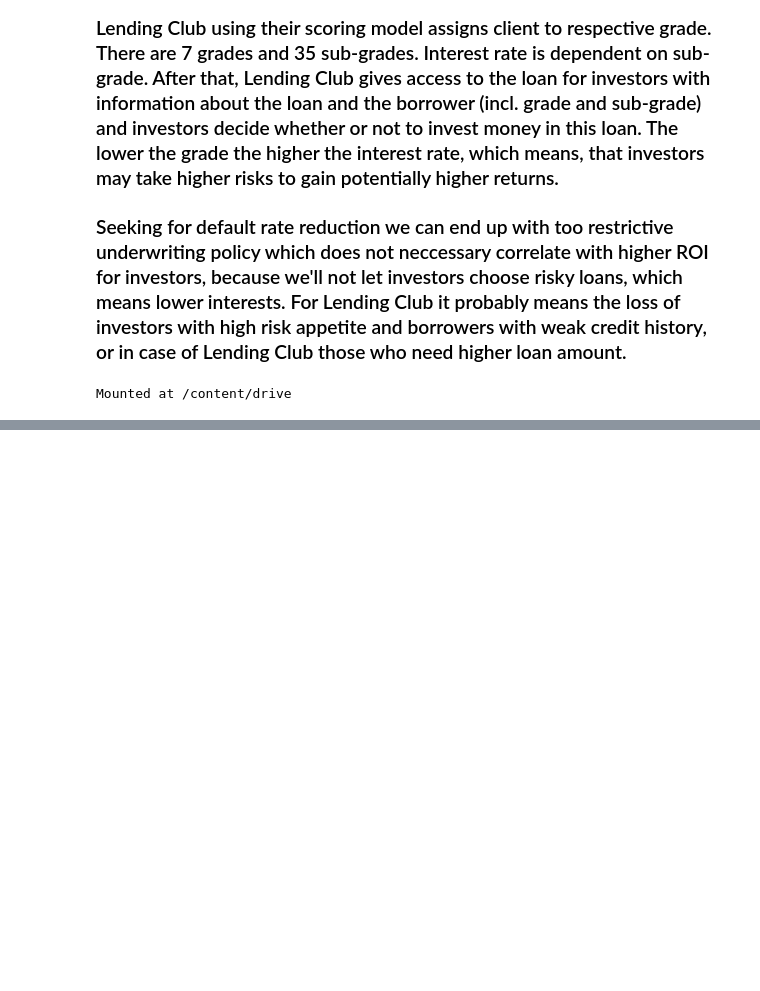
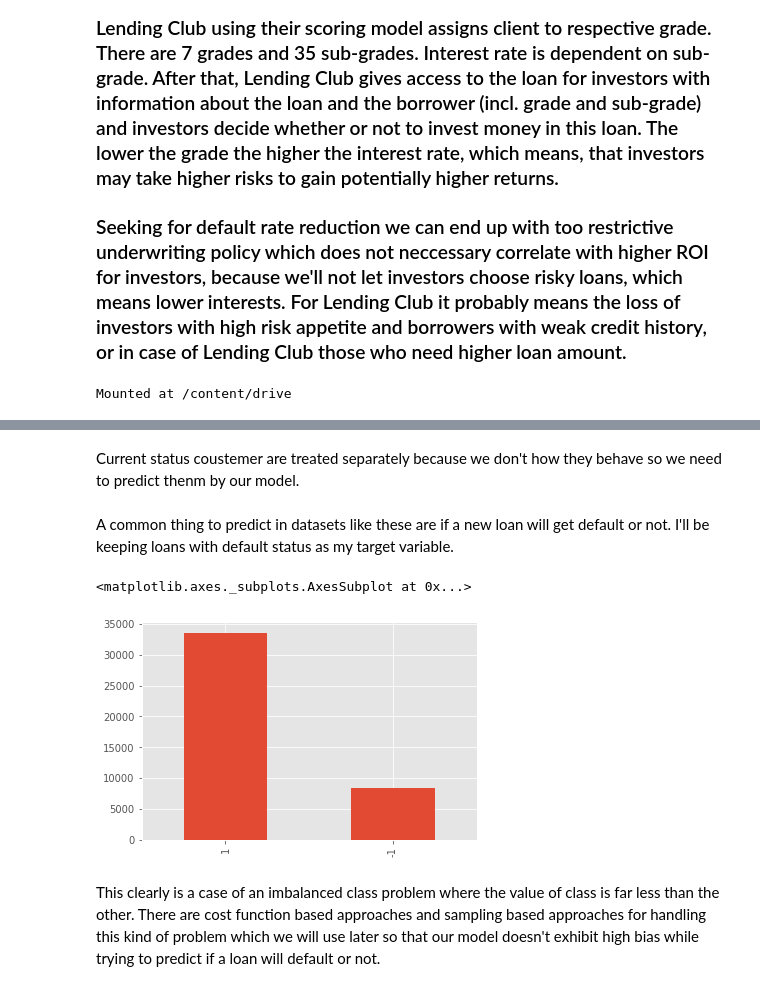
Before and after one commit to chinu1997/Capstone-Project2-Team2, a Jupyter notebook: Chinmaya_Devprasad_team_2_of_Loan_Default_Prediction_Capstone_Project.ipynb, the cells around one changed output, grey strips where cells are left out. Cells and saved outputs as stored; diff of their text form; code cells hidden in the pictures; blank space fills up the shorter version.

```diff
--- a/Chinmaya_Devprasad_team_2_of_Loan_Default_Prediction_Capstone_Project.ipynb
+++ b/Chinmaya_Devprasad_team_2_of_Loan_Default_Prediction_Capstone_Project.ipynb
@@ -134,0 +144,14 @@ dtype: float64
+# %% [markdown]
+Current status coustemer are treated separately because we don't how they behave so we need to predict thenm by our model.
+# %%
+lending_df=lending_df[lending_df['loan_status']!='Current']
+# %% [markdown]
+A common thing to predict in datasets like these are if a new loan will get default or not. I'll be keeping loans with default status as my target variable.
+# %%
+lending_df["Target"] = np.where((lending_df.loan_status == 'Fully Paid'), 1, -1)
+lending_df['Target'].value_counts().plot(kind = 'bar', grid = True)
+# %% [output]
+<matplotlib.axes._subplots.AxesSubplot at 0x...>
+[figure, added]
+# %% [markdown]
+This clearly is a case of an imbalanced class problem where the value of class is far less than the other. There are cost function based approaches and sampling based approaches for handling this kind of problem which we will use later so that our model doesn't exhibit high bias while trying to predict if a loan will default or not.
```
Also changed, not shown: parts of 51 cells of this notebook.
